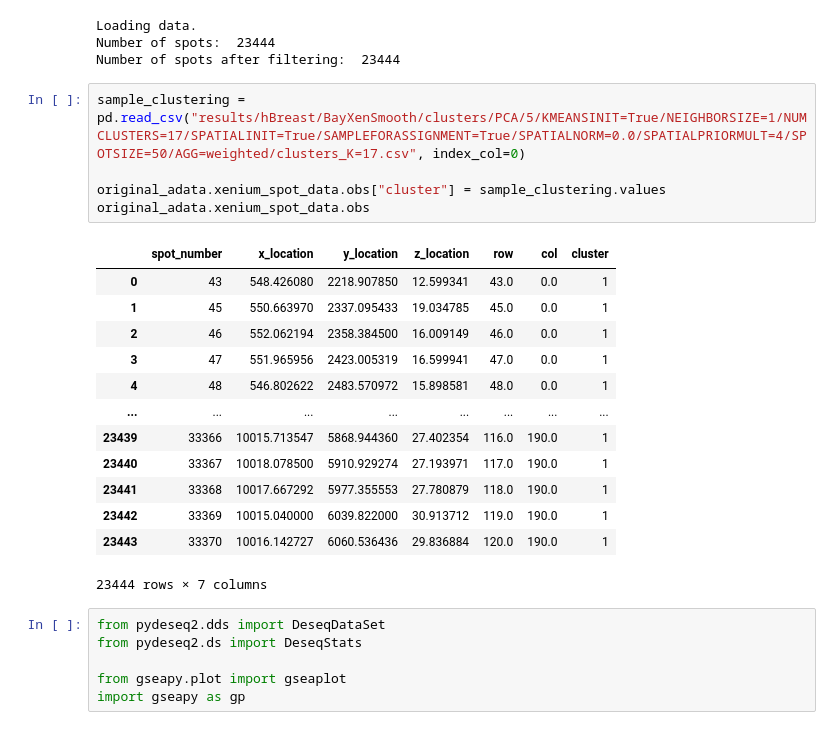
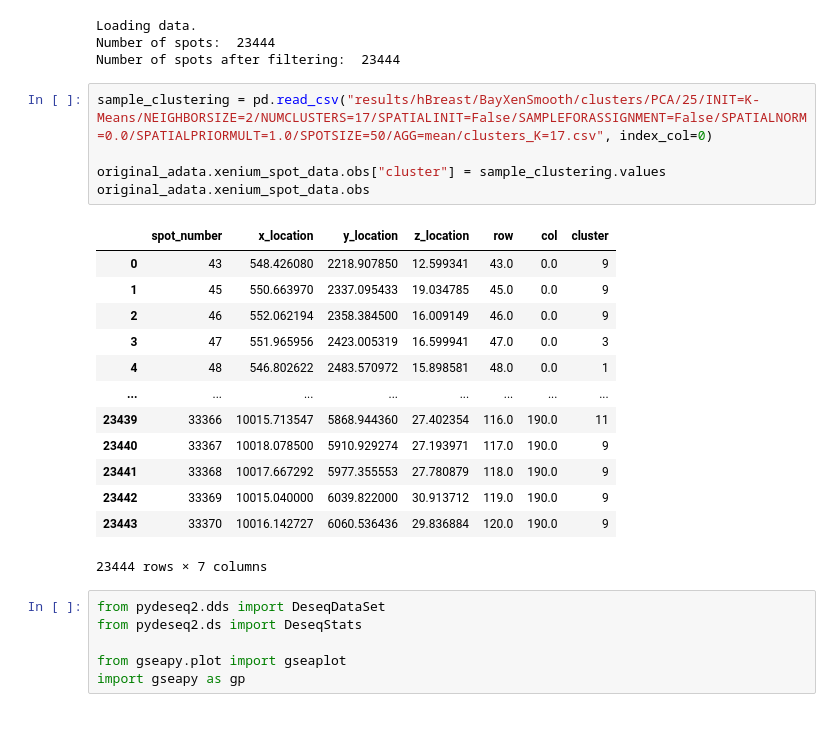
Before and after one commit to prob-ml/XeniumCluster, a Jupyter notebook: GSEA.ipynb, the cells around one changed output. Cells and saved outputs as stored; diff of their text form.

```diff
--- a/GSEA.ipynb
+++ b/GSEA.ipynb
@@ -192,23 +192,23 @@ Loading data.
 Number of spots:  23444
 Number of spots after filtering:  23444
 # %%
-sample_clustering = pd.read_csv("results/hBreast/BayXenSmooth/clusters/PCA/5/KMEANSINIT=True/NEIGHBORSIZE=1/NUMCLUSTERS=17/SPATIALINIT=True/SAMPLEFORASSIGNMENT=True/SPATIALNORM=0.0/SPATIALPRIORMULT=4/SPOTSIZE=50/AGG=weighted/clusters_K=17.csv", index_col=0)
+sample_clustering = pd.read_csv("results/hBreast/BayXenSmooth/clusters/PCA/25/INIT=K-Means/NEIGHBORSIZE=2/NUMCLUSTERS=17/SPATIALINIT=False/SAMPLEFORASSIGNMENT=False/SPATIALNORM=0.0/SPATIALPRIORMULT=1.0/SPOTSIZE=50/AGG=mean/clusters_K=17.csv", index_col=0)
 
 original_adata.xenium_spot_data.obs["cluster"] = sample_clustering.values
 original_adata.xenium_spot_data.obs
 # %% [output]
 |  | spot_number | x_location | y_location | z_location | row | col | cluster |
-| 0 | 43 | 548.426080 | 2218.907850 | 12.599341 | 43.0 | 0.0 | 1 |
-| 1 | 45 | 550.663970 | 2337.095433 | 19.034785 | 45.0 | 0.0 | 1 |
-| 2 | 46 | 552.062194 | 2358.384500 | 16.009149 | 46.0 | 0.0 | 1 |
-| 3 | 47 | 551.965956 | 2423.005319 | 16.599941 | 47.0 | 0.0 | 1 |
+| 0 | 43 | 548.426080 | 2218.907850 | 12.599341 | 43.0 | 0.0 | 9 |
+| 1 | 45 | 550.663970 | 2337.095433 | 19.034785 | 45.0 | 0.0 | 9 |
+| 2 | 46 | 552.062194 | 2358.384500 | 16.009149 | 46.0 | 0.0 | 9 |
+| 3 | 47 | 551.965956 | 2423.005319 | 16.599941 | 47.0 | 0.0 | 3 |
 | 4 | 48 | 546.802622 | 2483.570972 | 15.898581 | 48.0 | 0.0 | 1 |
 | ... | ... | ... | ... | ... | ... | ... | ... |
-| 23439 | 33366 | 10015.713547 | 5868.944360 | 27.402354 | 116.0 | 190.0 | 1 |
-| 23440 | 33367 | 10018.078500 | 5910.929274 | 27.193971 | 117.0 | 190.0 | 1 |
-| 23441 | 33368 | 10017.667292 | 5977.355553 | 27.780879 | 118.0 | 190.0 | 1 |
-| 23442 | 33369 | 10015.040000 | 6039.822000 | 30.913712 | 119.0 | 190.0 | 1 |
-| 23443 | 33370 | 10016.142727 | 6060.536436 | 29.836884 | 120.0 | 190.0 | 1 |
+| 23439 | 33366 | 10015.713547 | 5868.944360 | 27.402354 | 116.0 | 190.0 | 11 |
+| 23440 | 33367 | 10018.078500 | 5910.929274 | 27.193971 | 117.0 | 190.0 | 9 |
+| 23441 | 33368 | 10017.667292 | 5977.355553 | 27.780879 | 118.0 | 190.0 | 9 |
+| 23442 | 33369 | 10015.040000 | 6039.822000 | 30.913712 | 119.0 | 190.0 | 9 |
+| 23443 | 33370 | 10016.142727 | 6060.536436 | 29.836884 | 120.0 | 190.0 | 9 |
 23444 rows × 7 columns
 # %%
 from pydeseq2.dds import DeseqDataSet
```
Also changed, not shown: 11 other files.
